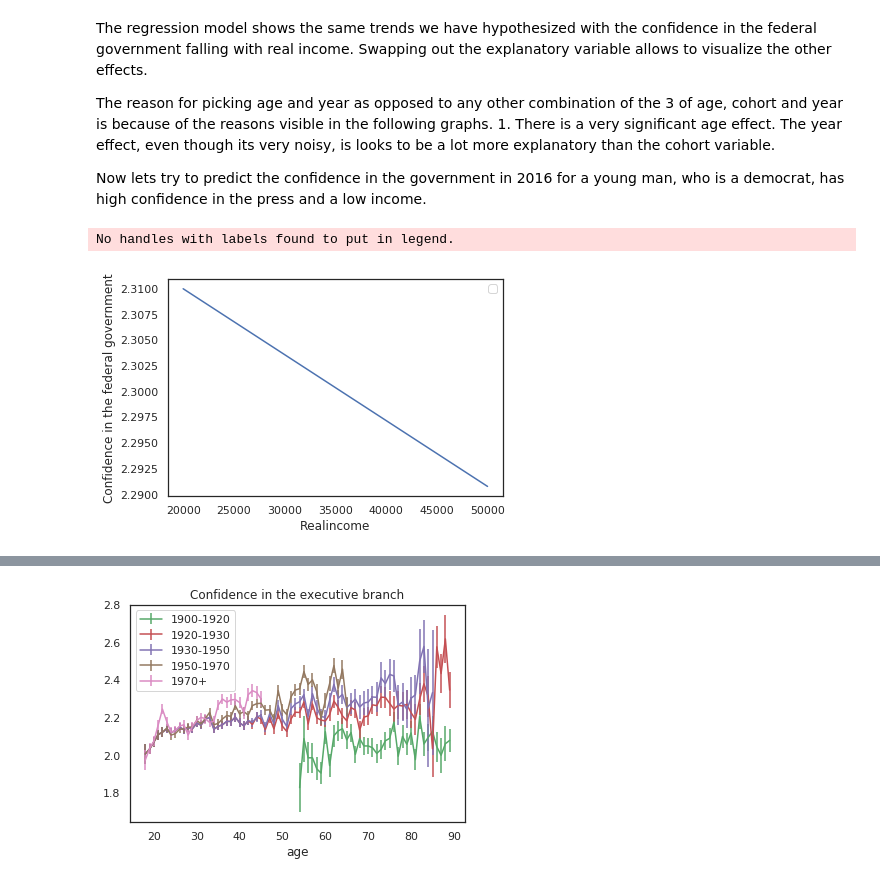
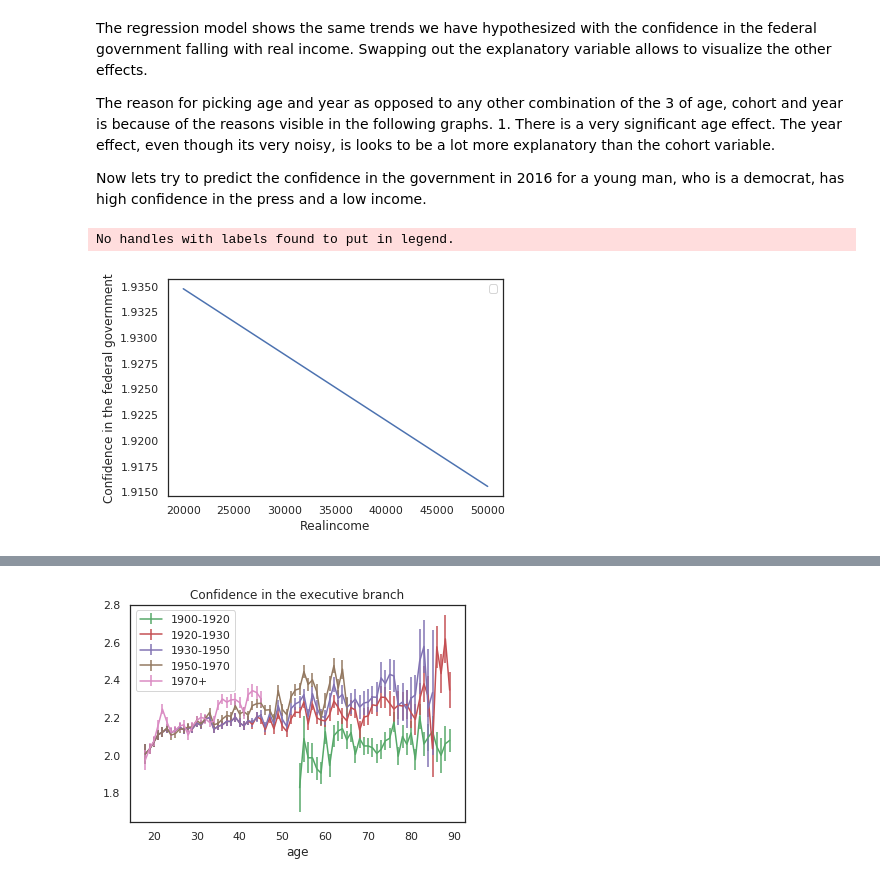
Before and after one commit to ssreekanth2000/project_2, a Jupyter notebook: project02.ipynb, the cells around one changed output, grey strips where cells are left out. Saved outputs shown, nothing was run; the diff lists cells and outputs as text; code cells hidden in the pictures.

```diff
--- a/project02.ipynb
+++ b/project02.ipynb
@@ -358,22 +358,22 @@ Now lets try to predict the confidence in the government in 2016 for a young man
 # %%
 results = model.fit()
 results.summary()
 df = pd.DataFrame()
 df['realinc'] = np.linspace(20000, 50000)
 
 
-df['partyid']=2
-df['conpress'] = 3
+df['partyid']=6
+df['conpress'] = 1
 df['year']=2016
-df['age']=26
+df['age']=50
 df['age2']=df['age']**2
 results = model.fit()
 pred12 = results.predict(df)
 plt.plot(df['realinc'], pred12)
 
 plt.xlabel('Realincome')
 plt.ylabel('Confidence in the federal government')
 plt.legend();
 # %% [output]
 No handles with labels found to put in legend.
-[figure, old version]
+[figure, new version]
```
Also changed, not shown: parts of 3 cells of this notebook, 1 other file.
